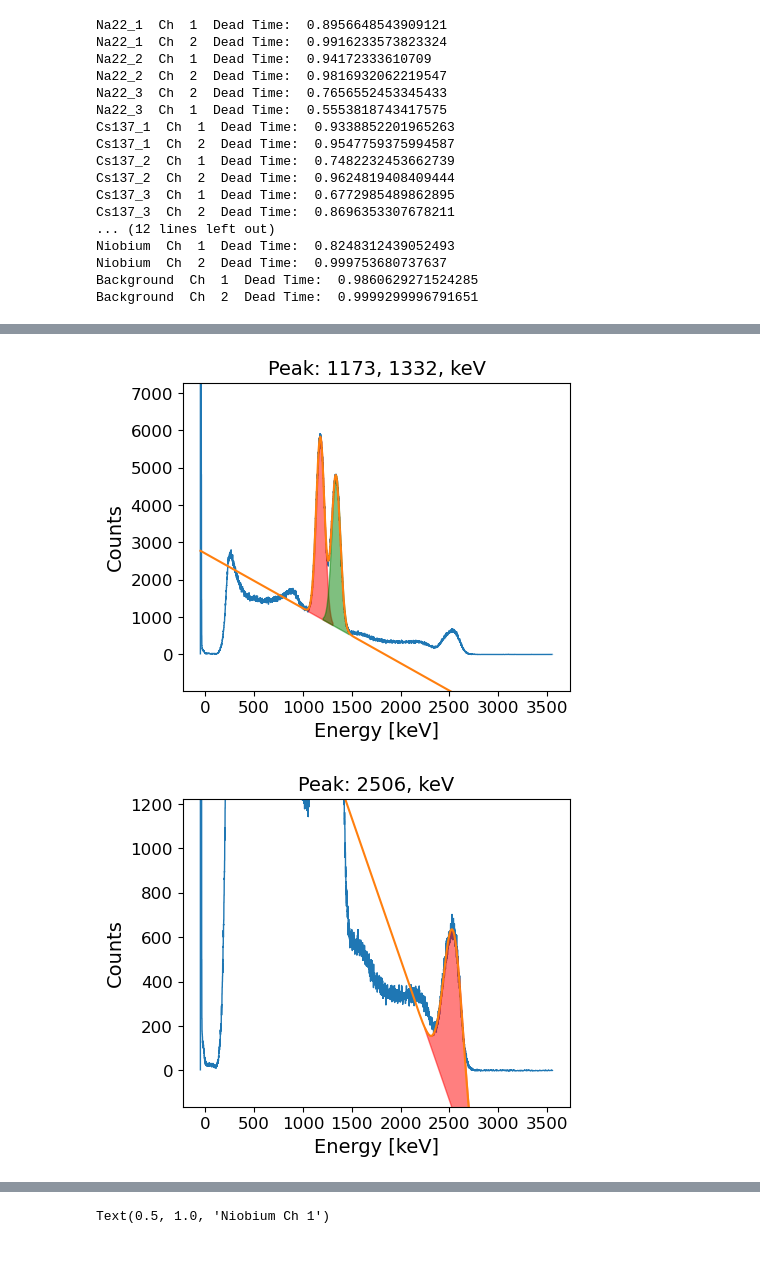
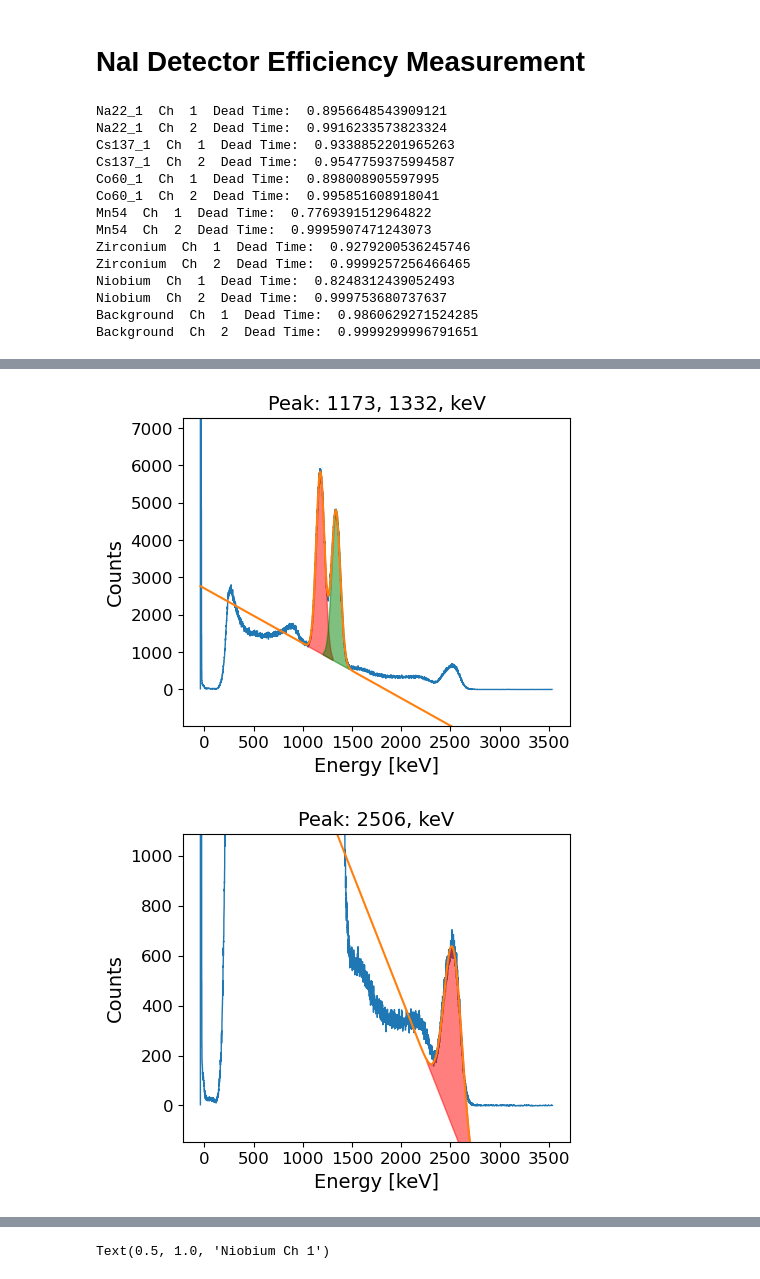
Before and after one commit to cdunn314/libra-toolbox, a Jupyter notebook: libra_toolbox/neutron_detection/activation_foils/BABY_1L_Run1/baby_1L_run1.ipynb, the cells around one changed output, grey strips where cells are left out. Cells and saved outputs as stored; diff of their text form; code cells hidden in the pictures.

```diff
--- a/libra_toolbox/neutron_detection/activation_foils/BABY_1L_Run1/baby_1L_run1.ipynb
+++ b/libra_toolbox/neutron_detection/activation_foils/BABY_1L_Run1/baby_1L_run1.ipynb
@@ -39,11 +42,12 @@ directories['Background'] = f'{run_dir}/Background_20241108_0027/UNFILTERED'
 #                 'Mn54':{'energy':[834.848],
 #                         'intensity':[0.99976],
 #                         'half_life':[312.20*24*3600]}}
-decay_lines = {'Ba133':{'energy':[356.0129],
-                         'intensity':[0.6205],
-                         'half_life':[10.551*365.25*24*3600],
-                         'activity_date':datetime.datetime(2014, 3, 19, 12, 0, 0, 0, ZoneInfo('America/New_York')),
-                         'activity':1 * 3.7e4},
+decay_lines = {
+                # 'Ba133':{'energy':[356.0129],
+                #          'intensity':[0.6205],
+                #          'half_life':[10.551*365.25*24*3600],
+                #          'activity_date':datetime.datetime(2014, 3, 19, 12, 0, 0, 0, ZoneInfo('America/New_York')),
+                #          'activity':1 * 3.7e4},
                 'Co60_1':{'energy':[1173.228, 1332.492],
                         'intensity':[0.9985, 0.999826],
                         'half_life':[1925.28*24*3600],
@@ -100,7 +104,7 @@ decay_lines = {'Ba133':{'energy':[356.0129],
 # %%
 counts = naa.get_compass_counts(directories, savefile=f'{run_dir}/counts.pkl')
 # %%
-counts = naa.subtract_background(counts, directories['Background'])
+counts = naa.subtract_background(counts, directories['Background'], savefile=f'{run_dir}/counts_bkg_sub.pkl')
 # %%
 default_peak_inputs = {'Na22':{'height_factor':0.01, 'prom_factor':0.01, 'width':[10, 200], 'start_index':100},
                'Cs137':{'height_factor':0.01,'prom_factor':0.075, 'width':[10, 150], 'start_index':100},
@@ -196,3 +197,5 @@ Cs137_1 [802]
+# %% [markdown]
+# NaI Detector Efficiency Measurement
 # %%
 # decay_lines['Ba133']['energy'] = [276.3989, 302.8508, 356.0129, 383.8485]
 # decay_lines['Ba133']['intensity'] = [0.0716, 0.1834, 0.6205, 0.0894]
@@ -218,17 +221,14 @@ for source in counts.keys():
 # %% [output]
 Na22_1  Ch  1  Dead Time:  0.8956648543909121
 Na22_1  Ch  2  Dead Time:  0.9916233573823324
-Na22_2  Ch  1  Dead Time:  0.94172333610709
-Na22_2  Ch  2  Dead Time:  0.9816932062219547
-Na22_3  Ch  2  Dead Time:  0.7656552453345433
-Na22_3  Ch  1  Dead Time:  0.5553818743417575
 Cs137_1  Ch  1  Dead Time:  0.9338852201965263
 Cs137_1  Ch  2  Dead Time:  0.9547759375994587
-Cs137_2  Ch  1  Dead Time:  0.7482232453662739
-Cs137_2  Ch  2  Dead Time:  0.9624819408409444
-Cs137_3  Ch  1  Dead Time:  0.6772985489862895
-Cs137_3  Ch  2  Dead Time:  0.8696353307678211
-... (12 lines left out)
+Co60_1  Ch  1  Dead Time:  0.898008905597995
+Co60_1  Ch  2  Dead Time:  0.995851608918041
+Mn54  Ch  1  Dead Time:  0.7769391512964822
+Mn54  Ch  2  Dead Time:  0.9995907471243073
+Zirconium  Ch  1  Dead Time:  0.9279200536245746
+Zirconium  Ch  2  Dead Time:  0.9999257256466465
 Niobium  Ch  1  Dead Time:  0.8248312439052493
 Niobium  Ch  2  Dead Time:  0.999753680737637
 Background  Ch  1  Dead Time:  0.9860629271524285
@@ -238,14 +238,14 @@ nuclides = [ 'Cs137_1',
              'Co60_1',
             'Mn54']
 fig, ax = plt.subplots(nrows=1, ncols=2, figsize=[10,6])
-effs, eff_errs, eff_coeff = naa.energy_efficiency(counts, decay_lines, nuclides=nuclides,
+effs, eff_errs, eff_coeff, bounds = naa.energy_efficiency(counts, decay_lines, nuclides=nuclides,
+                      plot_eff=True, plot_areas=True,
+                      overlap_width=200, search_width=300,
+                      degree=2, count_sum_peak=True, ax_eff=ax)
+effs, eff_errs, eff_coeff, bounds = naa.energy_efficiency(counts, decay_lines, nuclides=nuclides,
                       plot_eff=True, plot_areas=False,
                       overlap_width=200, search_width=300,
                       degree=2, count_sum_peak=False, ax_eff=ax)
-effs, eff_errs, eff_coeff = naa.energy_efficiency(counts, decay_lines, nuclides=nuclides,
-                      plot_eff=True, plot_areas=True,
-                      overlap_width=200, search_width=300,
-                      degree=2, count_sum_peak=True, ax_eff=ax)
 # %% [output]
 Cs137_1  Ch  1
 [(661.657,)]
@@ -268,5 +268,5 @@ energies:  {1: [661.657, 1173.228, 1332.492, 834.848], 2: [661.657, 1173.228, 13
 [figure]
 [figure]
 [figure]
-[figure, old version]
+[figure, new version]
 [figure]
```
Also changed, not shown: parts of 15 cells of this notebook, 6 other files.
